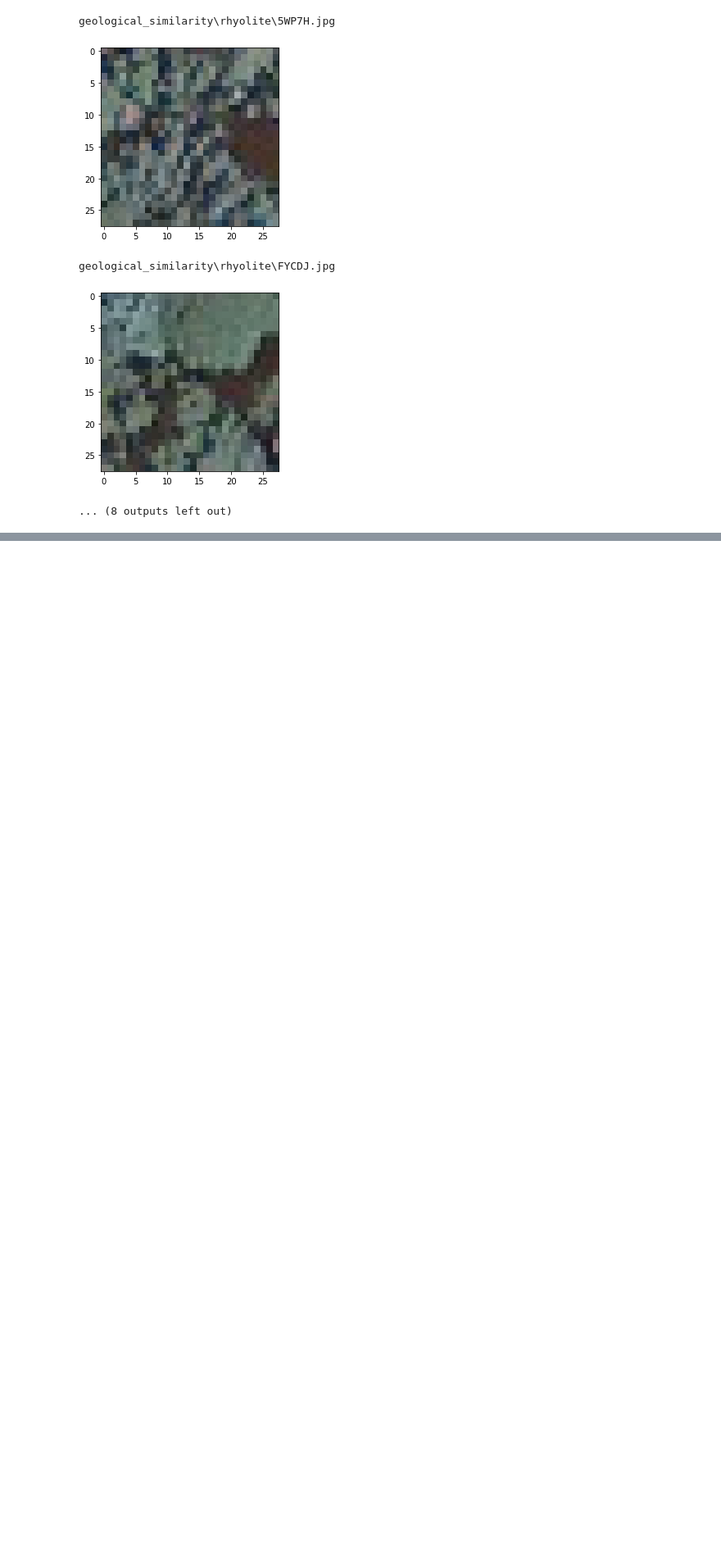
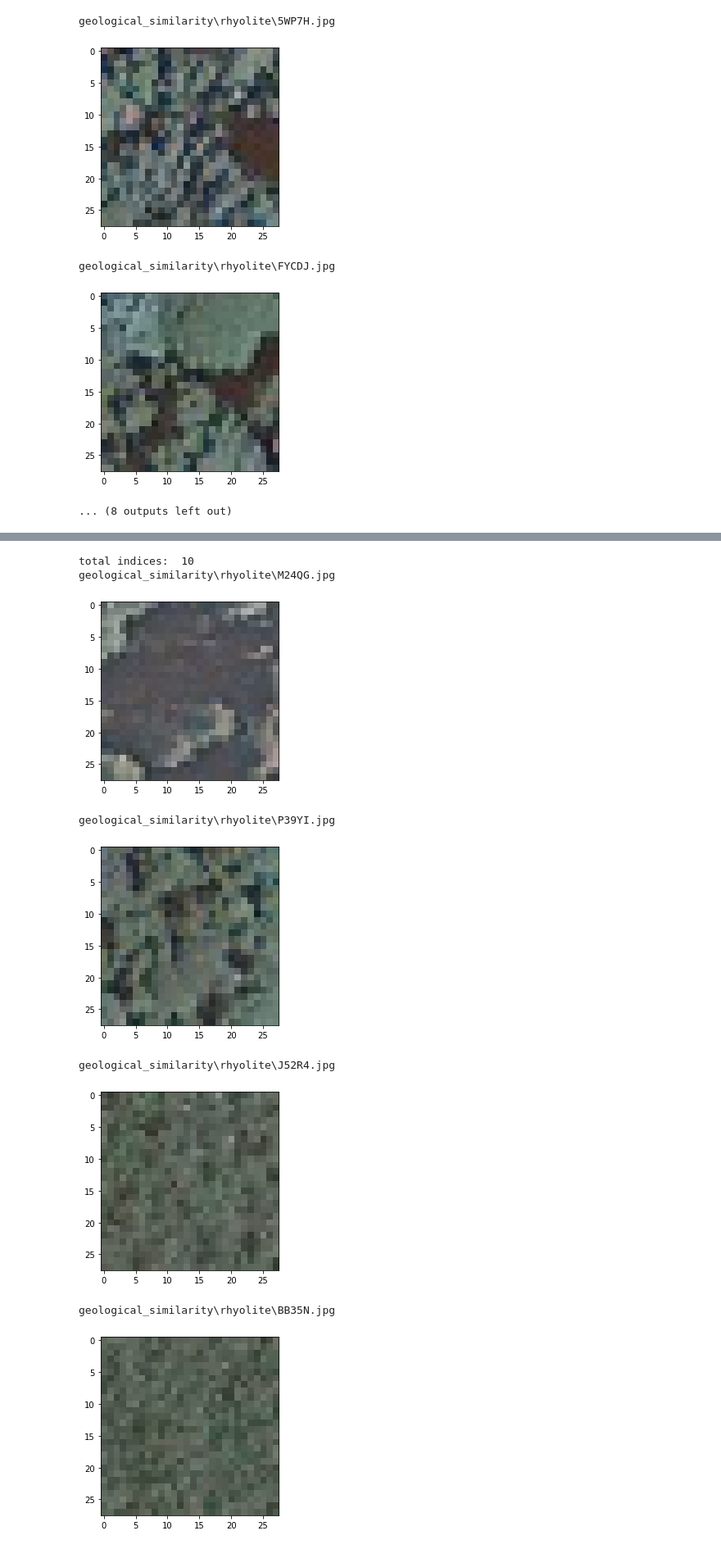
Before and after one commit to kiranbodipati/Similarity_search_review, a Jupyter notebook: faiss/faiss_inference.ipynb, the cells around one changed output, grey strips where cells are left out. Shown: that part at 82% size. Saved outputs shown, nothing was run; the diff lists cells and outputs as text; code cells hidden in the pictures; blank space fills up the shorter version.

```diff
--- a/faiss/faiss_inference.ipynb
+++ b/faiss/faiss_inference.ipynb
@@ -74,0 +83,26 @@ geological_similarity\rhyolite\FYCDJ.jpg
+# %%
+#IVF-L2
+import time
+nlist = 100
+k = 10
+quantizer = faiss.IndexFlatL2(576)  # the other index
+index = faiss.IndexIVFFlat(quantizer, 576, nlist, faiss.METRIC_L2)
+# here we specify METRIC_L2, by default it performs inner-product search
+
+assert not index.is_trained
+index.train(xb)
+assert index.is_trained
+
+index.add(xb)                  # add may be a bit slower as well
+
+start=time.time()
+D, I = index.search(xq, k)     # actual search
+# print(I[-5:])# neighbors of the 5 last queries
+end=time.time()
+print(end-start)
+index.nprobe = 10 # default nprobe is 1, try a few more
+start=time.time()
+D, I = index.search(xq, k)
+end=time.time()
+print(end-start)
+print(I)                  # neighbors of the 5 last queries
@@ -74,0 +113,21 @@ geological_similarity\rhyolite\FYCDJ.jpg
+# %%
+indices = I[0]
+print("total indices: ", len(indices))
+for index in indices:
+    # img_name = str(index - 1) + ".jpg"
+    # print(img_name)
+    img_path = image_paths[index]
+    print(img_path)
+    img = Image.open("../"+img_path).convert("RGB")
+    plt.imshow(img)
+    plt.show()
+# %% [output]
+total indices:  10
+geological_similarity\rhyolite\M24QG.jpg
+[figure, added]
+geological_similarity\rhyolite\P39YI.jpg
+[figure, added]
+geological_similarity\rhyolite\J52R4.jpg
+[figure, added]
+geological_similarity\rhyolite\BB35N.jpg
+[figure, added]
```
Also changed, not shown: parts of 6 cells of this notebook.
